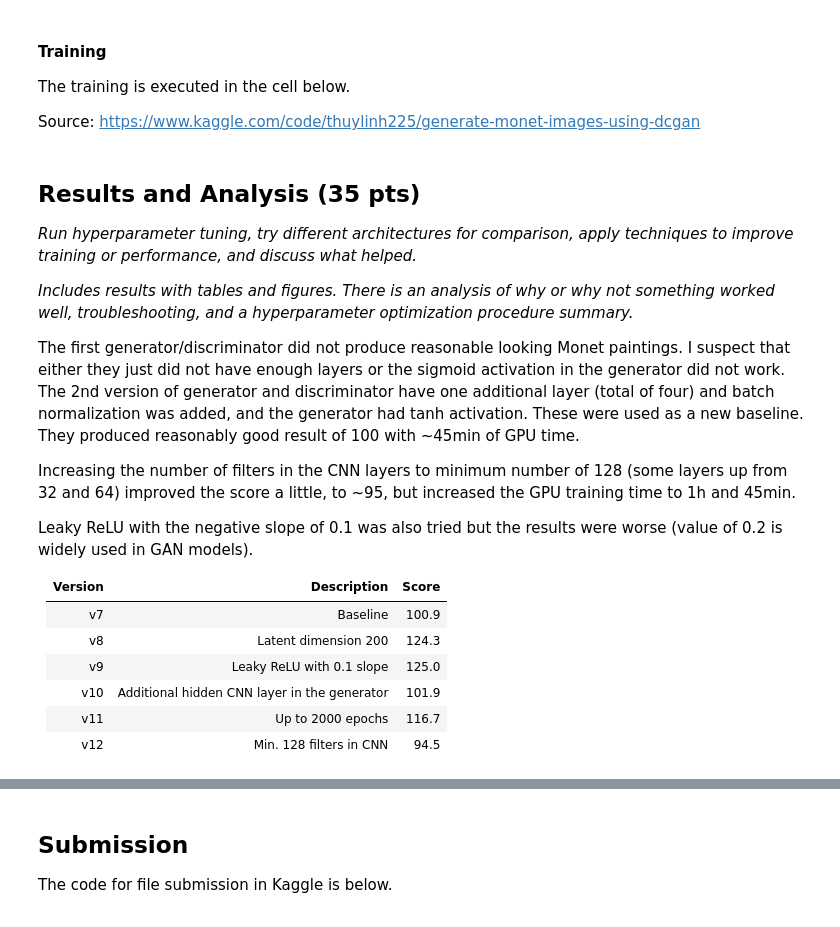
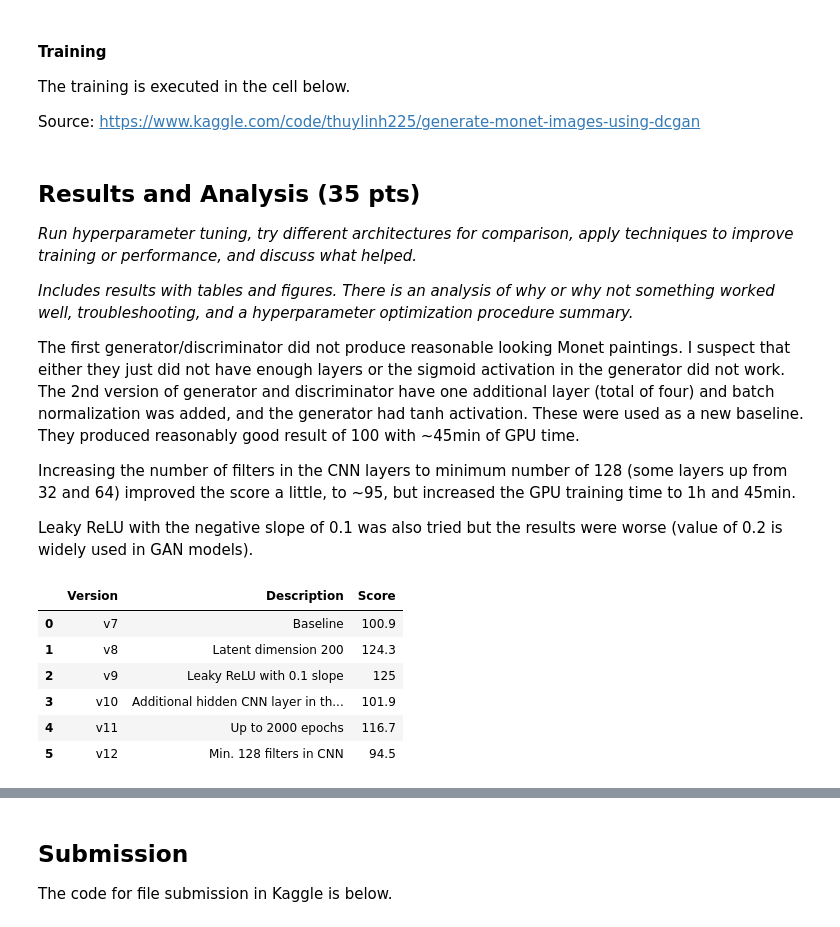
Before and after one commit to NikoKuu/Monet-using-GAN, a Jupyter notebook: monet-using-gan-final.ipynb, the cells around one changed output, grey strips where cells are left out. Saved outputs shown, nothing was run; the diff lists cells and outputs as text; code cells hidden in the pictures.

```diff
--- a/monet-using-gan-final.ipynb
+++ b/monet-using-gan-final.ipynb
@@ -660,12 +662,17 @@ The first generator/discriminator did not produce reasonable looking Monet paint
 Increasing the number of filters in the CNN layers to minimum number of 128 (some layers up from 32 and 64) improved the score a little, to ~95, but increased the GPU training time to 1h and 45min.
 
 Leaky ReLU with the negative slope of 0.1 was also tried but the results were worse (value of 0.2 is widely used in GAN models).
-
-| Version | Description | Score
-| ----------- | ----------- | ----------- |
-| v7  | Baseline | 100.9 |
-| v8  | Latent dimension 200 | 124.3 |
-| v9  | Leaky ReLU with 0.1 slope | 125.0 |
-| v10 | Additional hidden CNN layer in the generator | 101.9 |
-| v11 | Up to 2000 epochs | 116.7 |
-| v12 | Min. 128 filters in CNN |94.5  |
+# %%
+pd.DataFrame(np.array([['v7','v8','v9','v10','v11','v12'],
+              ['Baseline', 'Latent dimension 200', 'Leaky ReLU with 0.1 slope', 'Additional hidden CNN layer in the generator',
+               'Up to 2000 epochs', 'Min. 128 filters in CNN'],
+               [100.9, 124.3, 125, 101.9, 116.7, 94.5]]).transpose(),
+               columns=['Version', 'Description', 'Score'])
+# %% [output]
+|  | Version | Description | Score |
+| 0 | v7 | Baseline | 100.9 |
+| 1 | v8 | Latent dimension 200 | 124.3 |
+| 2 | v9 | Leaky ReLU with 0.1 slope | 125 |
+| 3 | v10 | Additional hidden CNN layer in th... | 101.9 |
+| 4 | v11 | Up to 2000 epochs | 116.7 |
+| 5 | v12 | Min. 128 filters in CNN | 94.5 |
```
Also changed, not shown: parts of 4 cells of this notebook, 16 other files.
